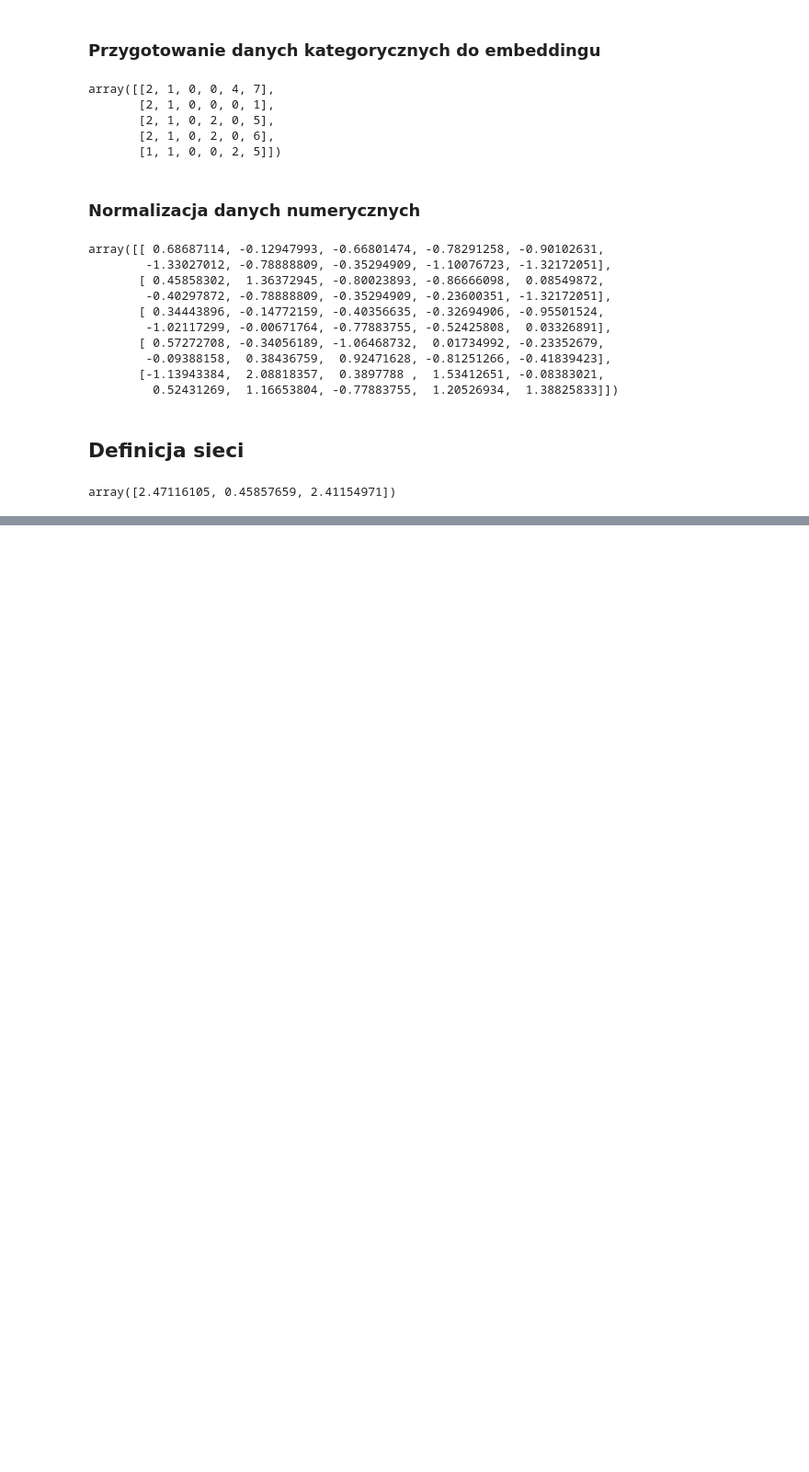
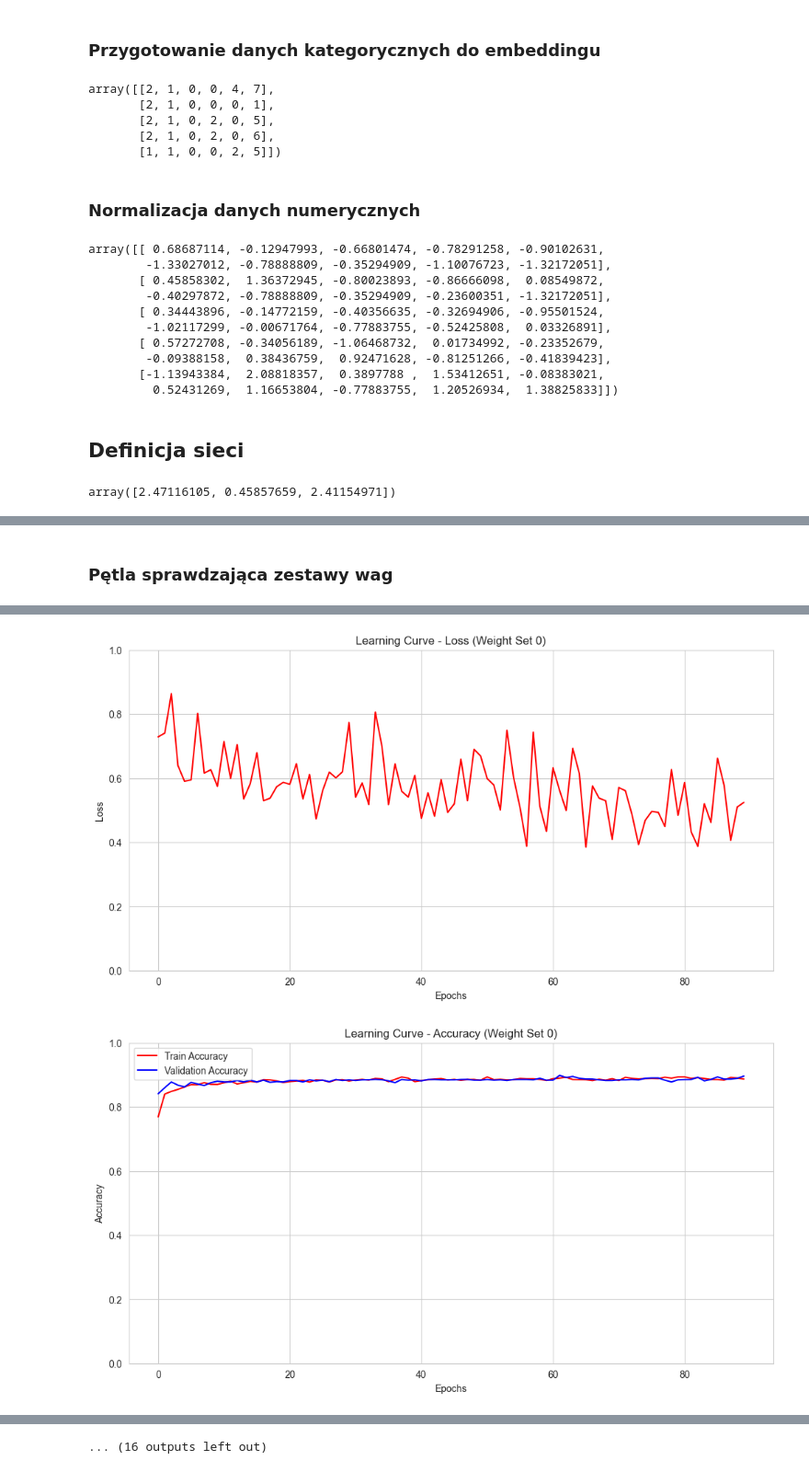
Before and after one commit to mlukasie/Python-Toolkit-Playground, a Jupyter notebook: PyTorch/Neural Networks/Apartment_price/Apartment_price_prediction_classification.ipynb, the cells around one changed output, grey strips where cells are left out. Shown at 92% size. Saved outputs shown, nothing was run; the diff lists cells and outputs as text; code cells hidden in the pictures; blank space fills up the shorter version.

```diff
--- a/PyTorch/Neural Networks/Apartment_price/Apartment_price_prediction_classification.ipynb
+++ b/PyTorch/Neural Networks/Apartment_price/Apartment_price_prediction_classification.ipynb
@@ -157,6 +157,7 @@ class ApartmentPriceClassifier(nn.Module):
         total_input_size = X_train_num.shape[1] + X_train_cat.shape[1] * embedding_dim
         self.layers = nn.Sequential(
             self._make_block(total_input_size, out_features=4096, dropout=0.1),
+            self._make_block(in_features=4096, out_features=4096, dropout=0.1),
             self._make_block(in_features=4096, out_features=2048, dropout=0.1),
             self._make_block(in_features=2048, out_features=512, dropout=0.1),
             self._make_block(in_features=512, out_features=10, dropout=0.1),
@@ -164,7 +165,7 @@ class ApartmentPriceClassifier(nn.Module):
             )
 
     @staticmethod
-    def _make_block(in_features, out_features, dropout=0.2):
+    def _make_block(in_features, out_features, dropout=0.1):
         return nn.Sequential(
             nn.Linear(in_features, out_features),
             nn.BatchNorm1d(out_features),
@@ -303,7 +298,3 @@ val_dataset = data.TensorDataset(X_val_num, X_val_cat, y_val)
 val_loader = data.DataLoader(val_dataset, batch_size=64, shuffle=True)
 # %%
 num_categories = [np.unique(X_train_cat.cpu()[:, i]).size for i in range(X_train_cat.shape[1])]
-# %%
-classifier = ApartmentPriceClassifier(num_categories_list=num_categories, embedding_dim=8).to(device)
-optimizer = torch.optim.Adam(classifier.parameters(), lr = 0.0001, weight_decay=0.01)
-criterion = nn.CrossEntropyLoss(weight=torch.FloatTensor(class_weight).to(device))
@@ -357,13 +300,0 @@ Cheap: 1.000, Avg: 0.636, Expensive: 1.000
-# %%
-sns.set_style("whitegrid")
-
-plt.figure(figsize=(12, 6))
-plt.plot(val_acc_per_class[0], label="Cheap Accuracy", color='blue')
-plt.plot(val_acc_per_class[1], label="Average Accuracy", color='green')
-plt.plot(val_acc_per_class[2], label="Expensive Accuracy", color='red')
-
-plt.xlabel("Epochs")
-plt.ylabel("Accuracy")
-plt.legend()
-plt.title("Accuracy per Class Over Epochs")
-plt.show()
@@ -371,0 +301,56 @@ plt.show()
+# %% [markdown]
+### Pętla sprawdzająca zestawy wag
+# %%
+weights_sqrt = np.sqrt(class_weight)
+weights_bias1 = class_weight + 1
+weights_bias05 = class_weight + 0.5
+
+saved_models = {}
+
+num_classes=3
+num_epochs=90
+verbose=1
+
+weights_set = np.array([class_weight, weights_sqrt, weights_bias05, weights_bias1])
+print(weights_set)
+for i, weight in enumerate(weights_set):
+    classifier = ApartmentPriceClassifier(num_categories_list=num_categories, embedding_dim=8).to(device)
+    optimizer = torch.optim.Adam(classifier.parameters(), lr=0.00001, weight_decay=0.01)
+    criterion = nn.CrossEntropyLoss(weight=torch.from_numpy(weight).to(device, dtype=torch.float))
+
+    epochs, losses, train_accuracies, val_accuracies, val_acc_per_class = train(
+        classifier, train_loader, val_dataset, criterion, optimizer, num_classes, num_epochs, verbose
+    )
+
+
+    saved_models[f"model_weight_{i}"] = classifier
+
+    plt.figure(figsize=(12, 6))
+    plt.plot(losses, color='r')
+    plt.title(f'Learning Curve - Loss (Weight Set {i})')
+    plt.xlabel('Epochs')
+    plt.ylabel('Loss')
+    plt.ylim(0, 1)
+    display(plt.gcf())
+
+    plt.figure(figsize=(12, 6))
+    plt.plot(train_accuracies, color='r', label='Train Accuracy')
+    plt.plot(val_accuracies, color='b', label='Validation Accuracy')
+    plt.title(f'Learning Curve - Accuracy (Weight Set {i})')
+    plt.xlabel('Epochs')
+    plt.ylabel('Accuracy')
+    plt.ylim(0, 1)
+    plt.legend()
+    display(plt.gcf())
+
+    plt.figure(figsize=(12, 6))
+    plt.plot(val_acc_per_class[0], label="Cheap Accuracy", color='blue')
+    plt.plot(val_acc_per_class[1], label="Average Accuracy", color='green')
+    plt.plot(val_acc_per_class[2], label="Expensive Accuracy", color='red')
+    plt.xlabel("Epochs")
+    plt.ylabel("Accuracy")
+    plt.ylim(0, 1.01)
+    plt.legend()
+    plt.title(f"Accuracy per Class Over Epochs (Weight Set {i})")
+    display(plt.gcf())
+# %% [output]
@@ -371,0 +374,2 @@ plt.show()
+[figure, added]
+[figure, added]
@@ -371,0 +417 @@ plt.show()
+... (16 outputs left out)
```
Also changed, not shown: parts of 12 cells of this notebook, 4 other files.
